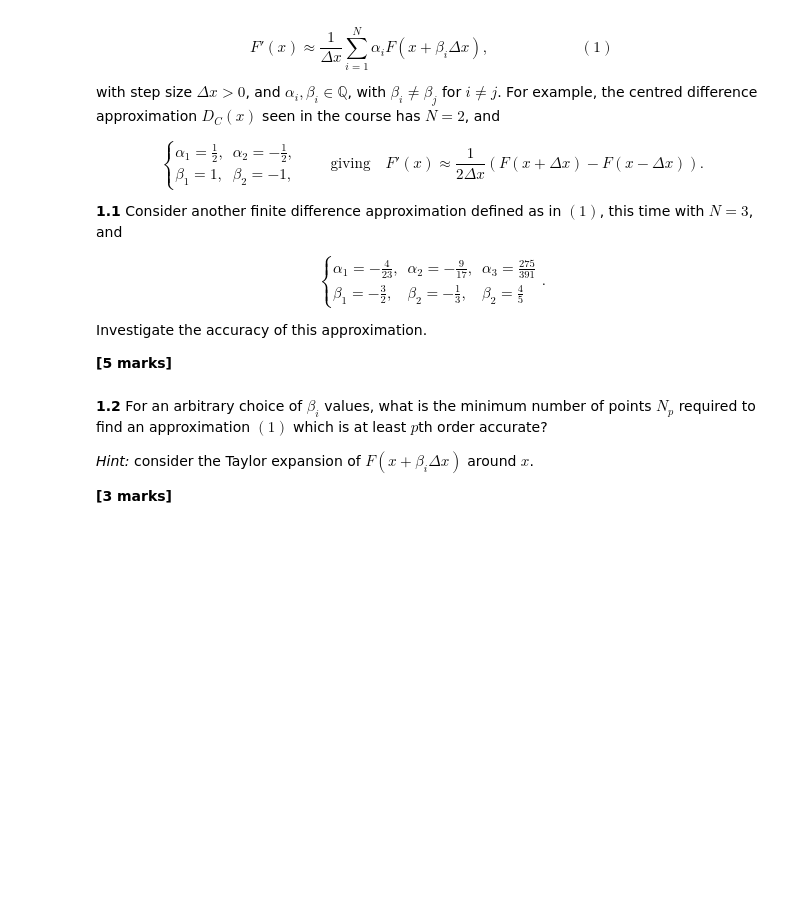
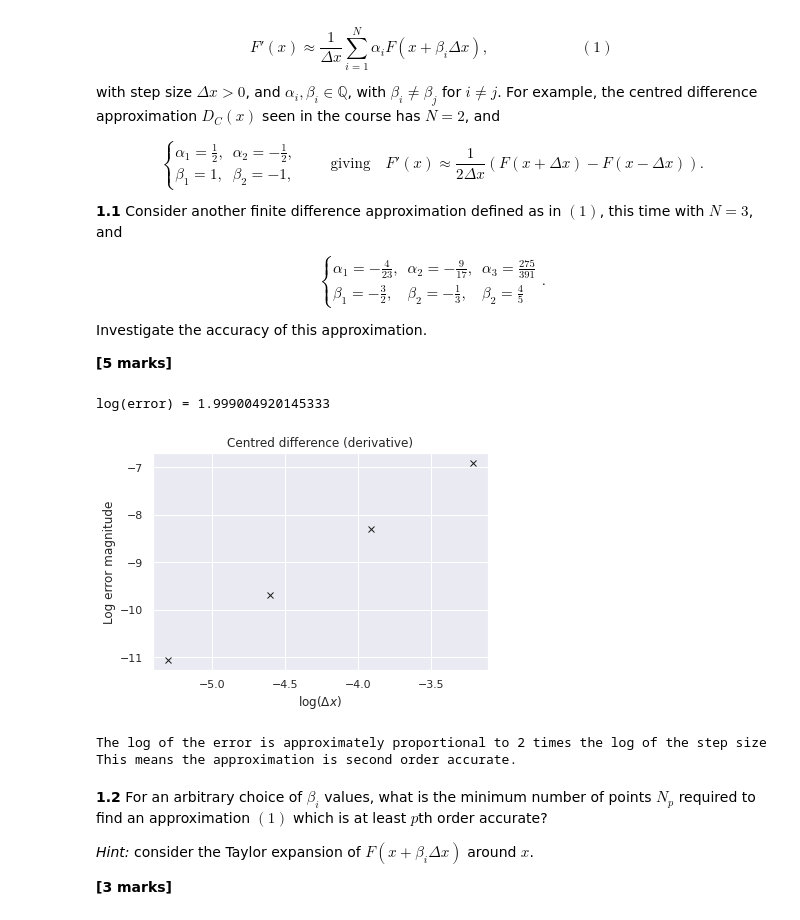
Before and after one commit to glen-smith1/cnu-A2, a Jupyter notebook: A2.ipynb, the cells around one changed output. Cells and saved outputs as stored; diff of their text form; code cells hidden in the pictures; blank space fills up the shorter version.

```diff
--- a/A2.ipynb
+++ b/A2.ipynb
@@ -39,6 +39,50 @@ $$
 Investigate the accuracy of this approximation.
 
 **[5 marks]**
+# %%
+import numpy as np #(Inspired from tutorial 7)
+import matplotlib.pyplot as plt
+
+def F(x): #function for F'(x)
+    return np.exp(-x ** 2)
+ #I choose to use function e^(-x) to investigate accuracy
+def F_Derivative(x): #function for F'(x)
+    return -2.0 * (x) * F(x)
+
+# Our given values, and range of step sizes
+x = 0.5
+dx = np.array([0.04, 0.02, 0.01, 0.005])
+a1 = -4/23
+b1 = -3/2
+a2 = -9/17
+b2 = -1/3
+a3 = 275/391
+b3 = 4/5
+
+# Calculate the FD approximation for all step sizes at once
+F_Derivative_approx = (1/dx)*(a1 * F(x+(b1*dx)) + a2 * F(x+(b2*dx)) + a3*F(x+(b3*dx)))
+
+# Calculate the absolute error
+F_Derivative_error = np.abs(F_Derivative_approx - F_Derivative(x))
+
+# Plot the results in log-log scale
+fig, ax = plt.subplots()
+ax.plot(np.log(dx), np.log(F_Derivative_error), "kx")
+
+# Label the plot
+ax.set(xlabel="$\log(\Delta x)$", ylabel="Log error magnitude", title="Centred difference (derivative)")
+
+# Compute and print the slope of the line
+print('log(error) =',np.polyfit(np.log(dx), np.log(F_Derivative_error), 1)[0])
+
+plt.show()
+print('The log of the error is approximately proportional to 2 times the log of the step size')
+print('This means the approximation is second order accurate.')
+# %% [output]
+log(error) = 1.999004920145333
+[figure, added]
+The log of the error is approximately proportional to 2 times the log of the step size
+This means the approximation is second order accurate.
 # %% [markdown]
 **1.2** For an arbitrary choice of $\beta_i$ values, what is the minimum number of points $N_{p}$ required to find an approximation $(1)$ which is at least $p$th order accurate?
 
```
Also changed, not shown: parts of 13 cells of this notebook, 1 other file.
